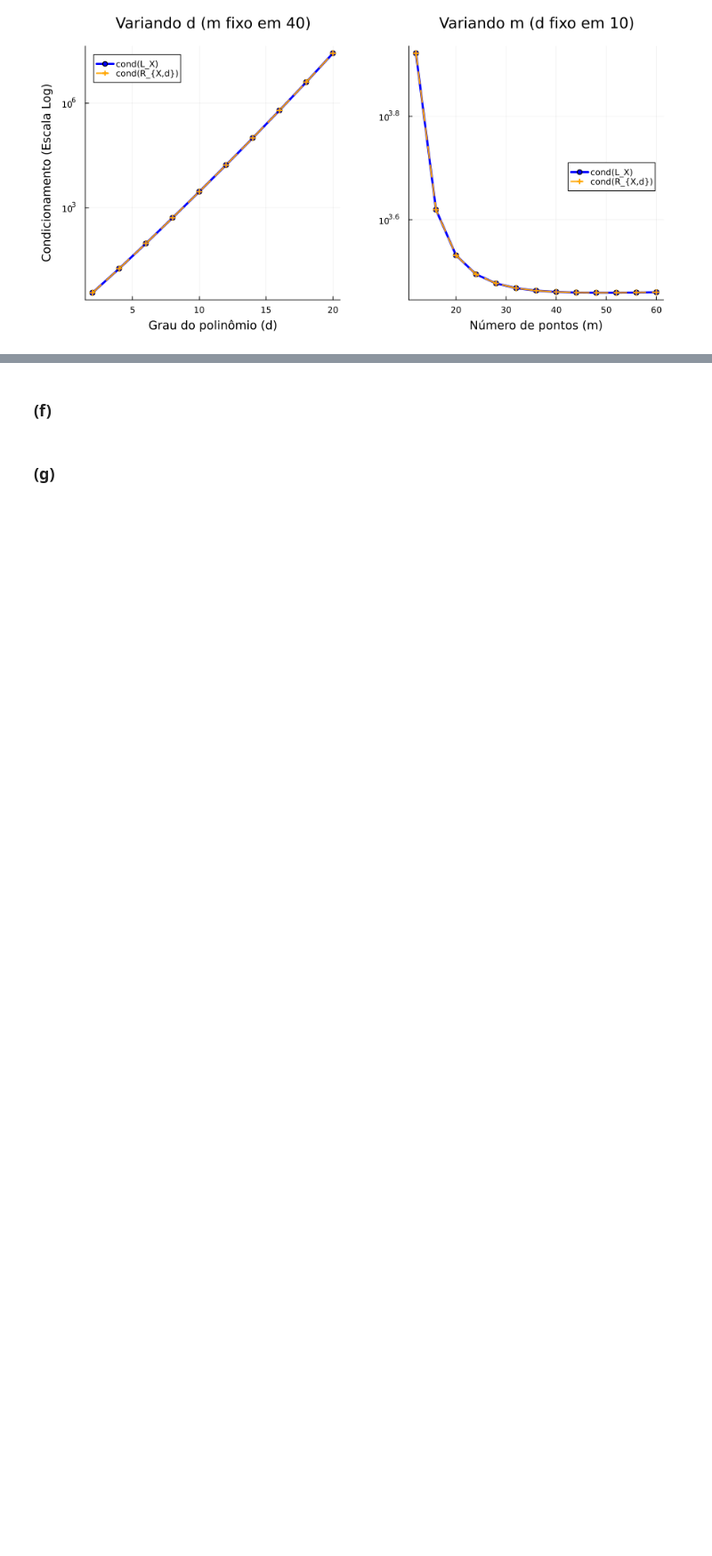
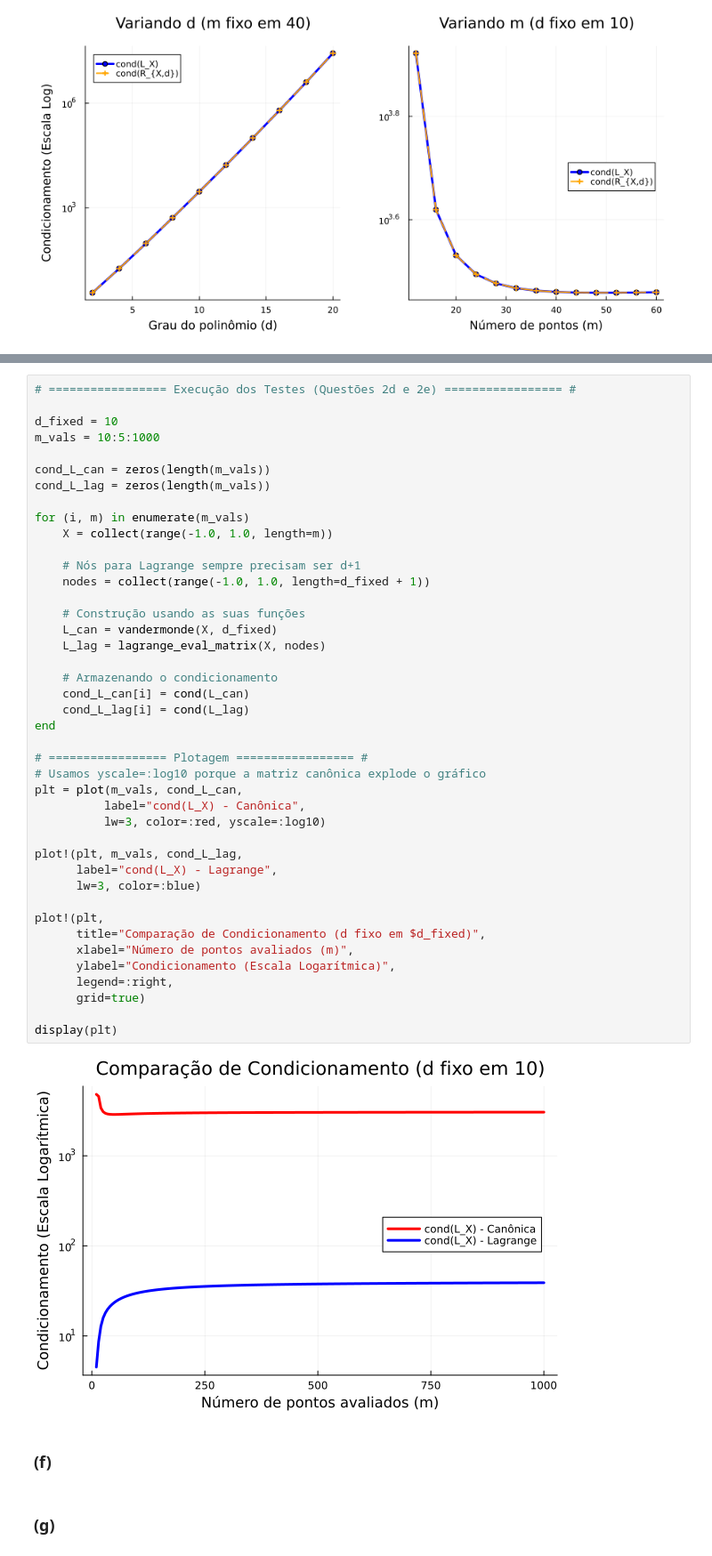
Before and after one commit to Jose-Pedro-Dresch/aln_pjt3_polinomios, a Jupyter notebook: Projeto3_julia.ipynb, the cells around one changed output, grey strips where cells are left out. Shown at 89% size. Saved outputs shown, nothing was run; the diff lists cells and outputs as text; blank space fills up the shorter version.

```diff
--- a/Projeto3_julia.ipynb
+++ b/Projeto3_julia.ipynb
@@ -255,3 +255,47 @@ Caso $m > d+1$: O condicionamento será superior a 1, mas ele fica estabilizado
+# %%
+# ================= Execução dos Testes (Questões 2d e 2e) ================= #
+
+d_fixed = 10
+m_vals = 10:5:1000
+
+cond_L_can = zeros(length(m_vals))
+cond_L_lag = zeros(length(m_vals))
+
+for (i, m) in enumerate(m_vals)
+    X = collect(range(-1.0, 1.0, length=m))
+
+    # Nós para Lagrange sempre precisam ser d+1
+    nodes = collect(range(-1.0, 1.0, length=d_fixed + 1))
+
+    # Construção usando as suas funções
+    L_can = vandermonde(X, d_fixed)
+    L_lag = lagrange_eval_matrix(X, nodes)
+
+    # Armazenando o condicionamento
+    cond_L_can[i] = cond(L_can)
+    cond_L_lag[i] = cond(L_lag)
+end
+
+# ================= Plotagem ================= #
+# Usamos yscale=:log10 porque a matriz canônica explode o gráfico
+plt = plot(m_vals, cond_L_can,
+          label="cond(L_X) - Canônica",
+          lw=3, color=:red, yscale=:log10)
+
+plot!(plt, m_vals, cond_L_lag,
+      label="cond(L_X) - Lagrange",
+      lw=3, color=:blue)
+
+plot!(plt,
+      title="Comparação de Condicionamento (d fixo em $d_fixed)",
+      xlabel="Número de pontos avaliados (m)",
+      ylabel="Condicionamento (Escala Logarítmica)",
+      legend=:right,
+      grid=true)
+
+display(plt)
+# %% [output]
+[figure, added]
 # %% [markdown]
 ### (f)
 # %% [markdown]
```
Also changed, not shown: parts of 4 cells of this notebook.
